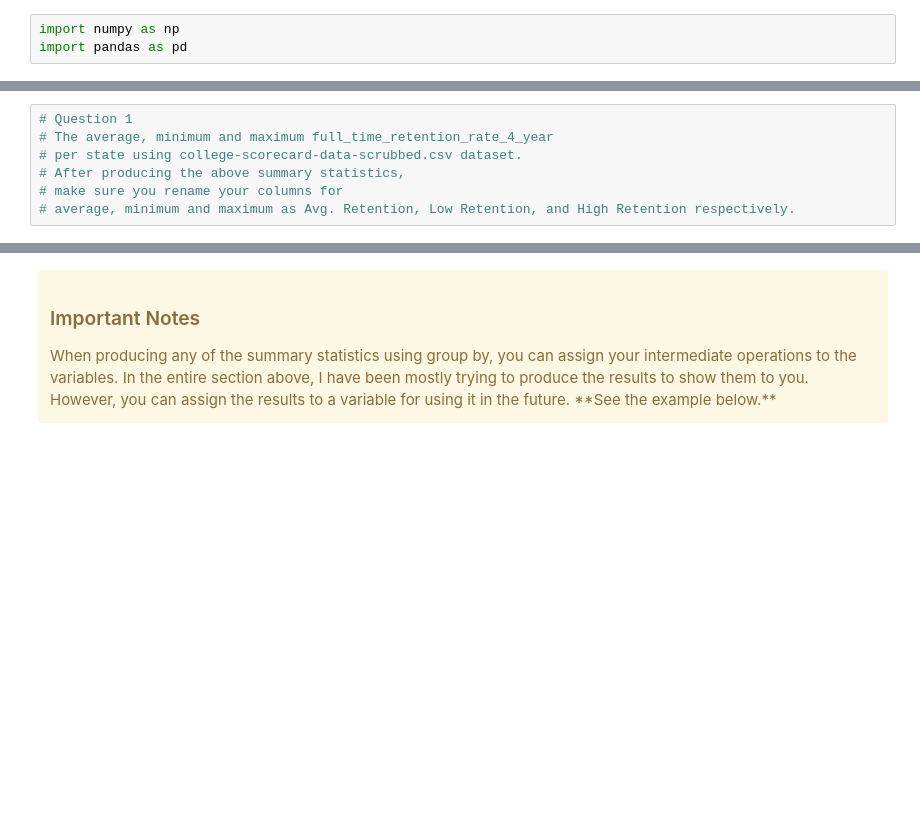
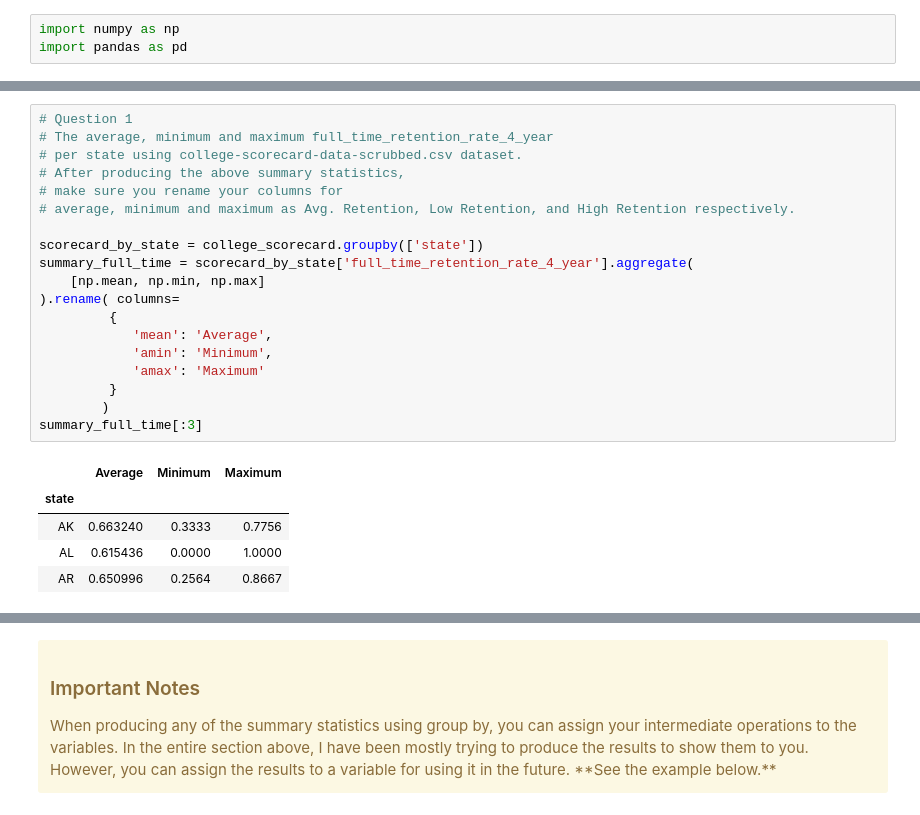
Before and after one commit to jarp/SP22-ITAO, a Jupyter notebook: Class_13_Pandas_GroupBy.ipynb, the cells around one changed output, grey strips where cells are left out. Cells and saved outputs as stored; diff of their text form; blank space fills up the shorter version.

```diff
--- a/Class_13_Pandas_GroupBy.ipynb
+++ b/Class_13_Pandas_GroupBy.ipynb
@@ -613,10 +621,28 @@ college_scorecard.head()
 # %%
 # Question 1
 # The average, minimum and maximum full_time_retention_rate_4_year
 # per state using college-scorecard-data-scrubbed.csv dataset.
 # After producing the above summary statistics,
 # make sure you rename your columns for
 # average, minimum and maximum as Avg. Retention, Low Retention, and High Retention respectively.
+
+scorecard_by_state = college_scorecard.groupby(['state'])
+summary_full_time = scorecard_by_state['full_time_retention_rate_4_year'].aggregate(
+    [np.mean, np.min, np.max]
+).rename( columns=
+         {
+            'mean': 'Average',
+            'amin': 'Minimum',
+            'amax': 'Maximum'
+         }
+        )
+summary_full_time[:3]
+# %% [output]
+|  | Average | Minimum | Maximum |
+| state |  |  |  |
+| AK | 0.663240 | 0.3333 | 0.7756 |
+| AL | 0.615436 | 0.0000 | 1.0000 |
+| AR | 0.650996 | 0.2564 | 0.8667 |
 # %%
 # Question 2
 # Produce per state and city, minimum and maximum for the sat_average column
```
Also changed, not shown: parts of 4 cells of this notebook, 3 other files.
